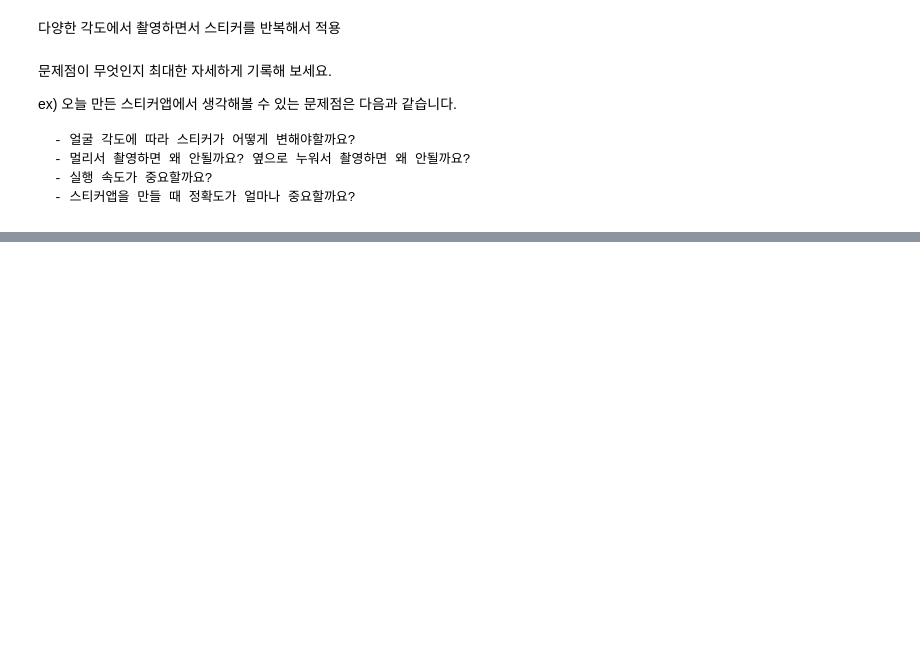
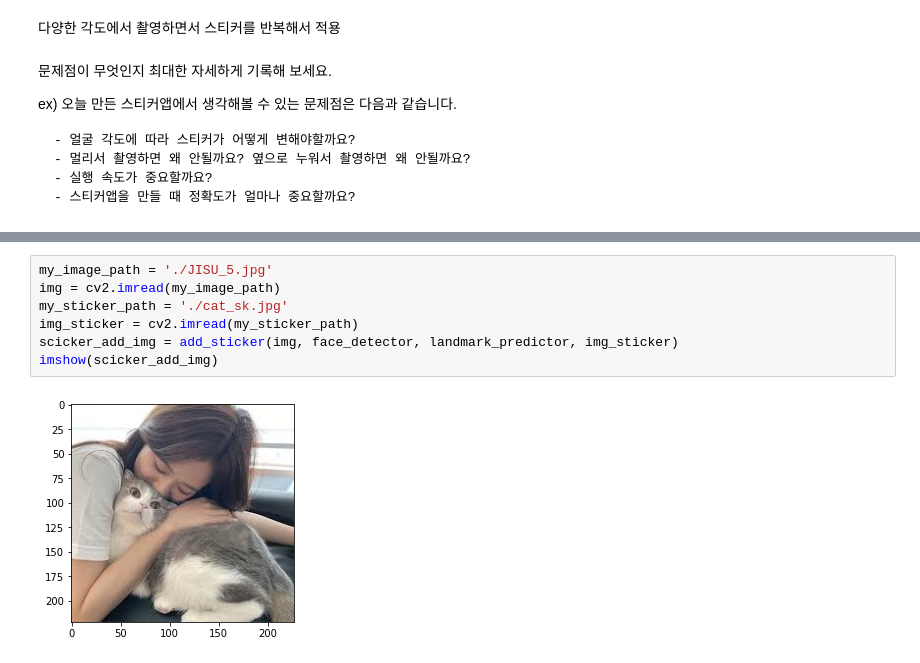
Before and after one commit to traumasj201/aiffel_report, a Jupyter notebook: exp3/exp3.ipynb, the cells around one changed output, grey strips where cells are left out. Saved outputs shown, nothing was run; the diff lists cells and outputs as text; blank space fills up the shorter version.

```diff
--- a/exp3/exp3.ipynb
+++ b/exp3/exp3.ipynb
@@ -126,0 +221,9 @@
+# %%
+my_image_path = './JISU_5.jpg'
+img = cv2.imread(my_image_path)
+my_sticker_path = './cat_sk.jpg'
+img_sticker = cv2.imread(my_sticker_path)
+scicker_add_img = add_sticker(img, face_detector, landmark_predictor, img_sticker)
+imshow(scicker_add_img)
+# %% [output]
+[figure, added]
```
Also changed, not shown: parts of 11 cells of this notebook.
